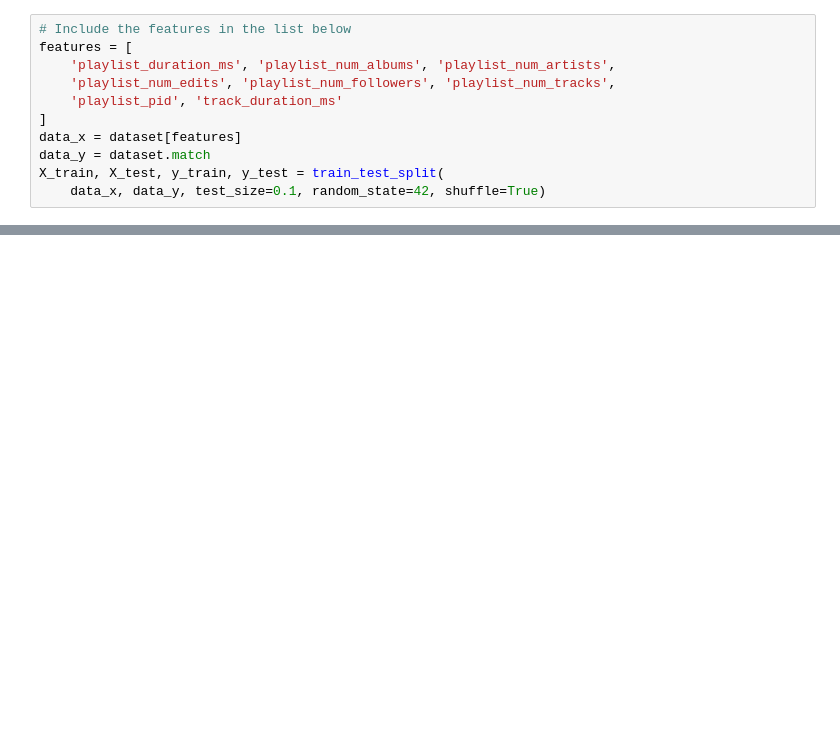
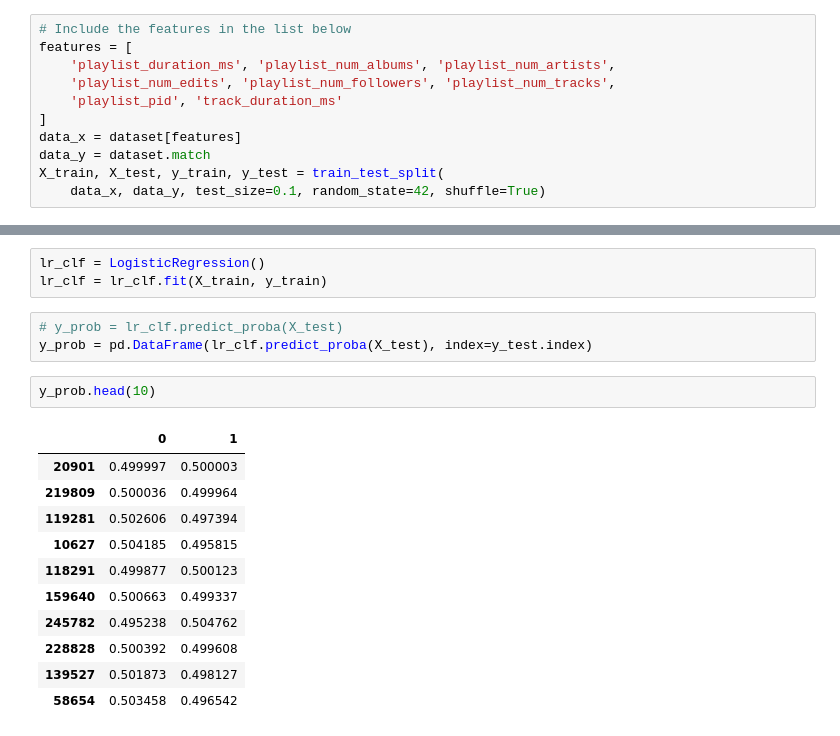
Before and after one commit to tralpha/spotify-project, a Jupyter notebook: DataLoader.ipynb, the cells around one changed output, grey strips where cells are left out. Drawn from its saved outputs; the diff is of its cells as text; blank space fills up the shorter version.

Commit message:
Experiment with logistic regression classifier

```diff
--- a/DataLoader.ipynb
+++ b/DataLoader.ipynb
@@ -273,0 +249,20 @@ Name: match, dtype: int64
+# %%
+lr_clf = LogisticRegression()
+lr_clf = lr_clf.fit(X_train, y_train)
+# %%
+# y_prob = lr_clf.predict_proba(X_test)
+y_prob = pd.DataFrame(lr_clf.predict_proba(X_test), index=y_test.index)
+# %%
+y_prob.head(10)
+# %% [output]
+|  | 0 | 1 |
+| 20901 | 0.499997 | 0.500003 |
+| 219809 | 0.500036 | 0.499964 |
+| 119281 | 0.502606 | 0.497394 |
+| 10627 | 0.504185 | 0.495815 |
+| 118291 | 0.499877 | 0.500123 |
+| 159640 | 0.500663 | 0.499337 |
+| 245782 | 0.495238 | 0.504762 |
+| 228828 | 0.500392 | 0.499608 |
+| 139527 | 0.501873 | 0.498127 |
+| 58654 | 0.503458 | 0.496542 |
```
Also changed, not shown: parts of 16 cells of this notebook.
